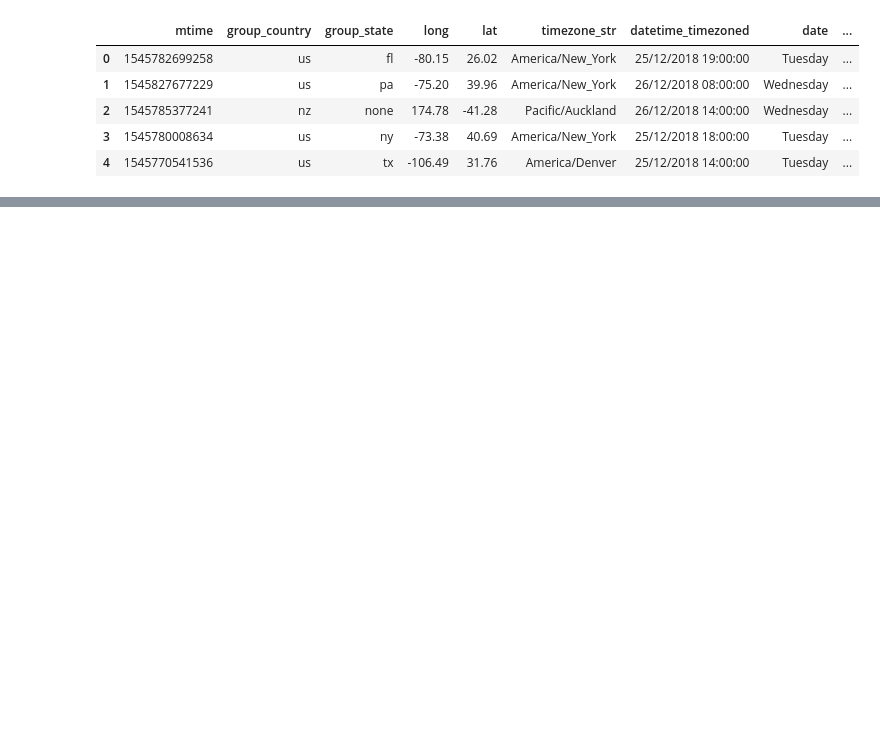
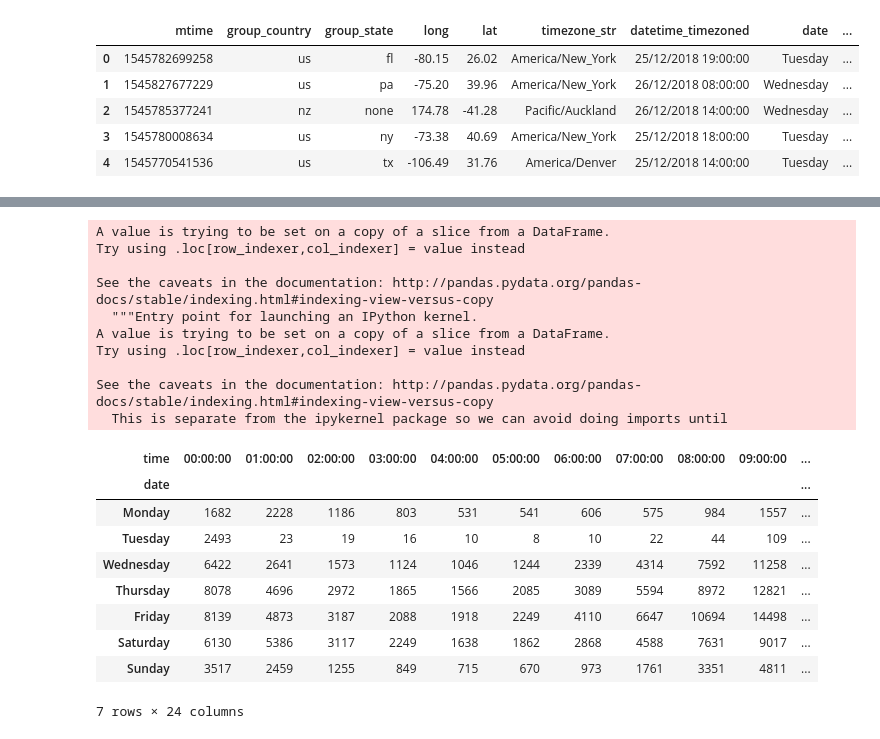
Before and after one commit to maxi93/NeoMeetup, a Jupyter notebook: Scripts/Timezones_manipulation.ipynb, the cells around one changed output, grey strips where cells are left out. Drawn from its saved outputs; the diff is of its cells as text; code cells hidden in the pictures; blank space fills up the shorter version.

```diff
--- a/Scripts/Timezones_manipulation.ipynb
+++ b/Scripts/Timezones_manipulation.ipynb
@@ -165,0 +181,30 @@ data1.head() #check
+# %%
+data2['date'] = pd.Categorical(data2['date'], ["Monday", "Tuesday", "Wednesday", "Thursday", "Friday", "Saturday", "Sunday"])
+#sorting the days of the week
+data2['values'] = 1 #create a column that represent the single instance
+pivot_table = data2.pivot_table(values = 'values', index = 'date', columns = 'time', aggfunc = np.sum)
+#using the representation of the value we can use np.sum to calculate the number of times a message is generated in a certain
+#week's day, in a certain hour
+pivot_table
+#we can ignore this warning, it's caused by the creation of values' column, but being composed of only 1 this warning is useless
+# %% [output]
+A value is trying to be set on a copy of a slice from a DataFrame.
+Try using .loc[row_indexer,col_indexer] = value instead
+
+See the caveats in the documentation: http://pandas.pydata.org/pandas-docs/stable/indexing.html#indexing-view-versus-copy
+  """Entry point for launching an IPython kernel.
+A value is trying to be set on a copy of a slice from a DataFrame.
+Try using .loc[row_indexer,col_indexer] = value instead
+
+See the caveats in the documentation: http://pandas.pydata.org/pandas-docs/stable/indexing.html#indexing-view-versus-copy
+  This is separate from the ipykernel package so we can avoid doing imports until
+| time | 00:00:00 | 01:00:00 | 02:00:00 | 03:00:00 | 04:00:00 | 05:00:00 | 06:00:00 | 07:00:00 | 08:00:00 | 09:00:00 | ... |
+| date |  |  |  |  |  |  |  |  |  |  | ... |
+| Monday | 1682 | 2228 | 1186 | 803 | 531 | 541 | 606 | 575 | 984 | 1557 | ... |
+| Tuesday | 2493 | 23 | 19 | 16 | 10 | 8 | 10 | 22 | 44 | 109 | ... |
+| Wednesday | 6422 | 2641 | 1573 | 1124 | 1046 | 1244 | 2339 | 4314 | 7592 | 11258 | ... |
+| Thursday | 8078 | 4696 | 2972 | 1865 | 1566 | 2085 | 3089 | 5594 | 8972 | 12821 | ... |
+| Friday | 8139 | 4873 | 3187 | 2088 | 1918 | 2249 | 4110 | 6647 | 10694 | 14498 | ... |
+| Saturday | 6130 | 5386 | 3117 | 2249 | 1638 | 1862 | 2868 | 4588 | 7631 | 9017 | ... |
+| Sunday | 3517 | 2459 | 1255 | 849 | 715 | 670 | 973 | 1761 | 3351 | 4811 | ... |
+7 rows × 24 columns
```
Also changed, not shown: parts of 9 cells of this notebook, 1 other file.
